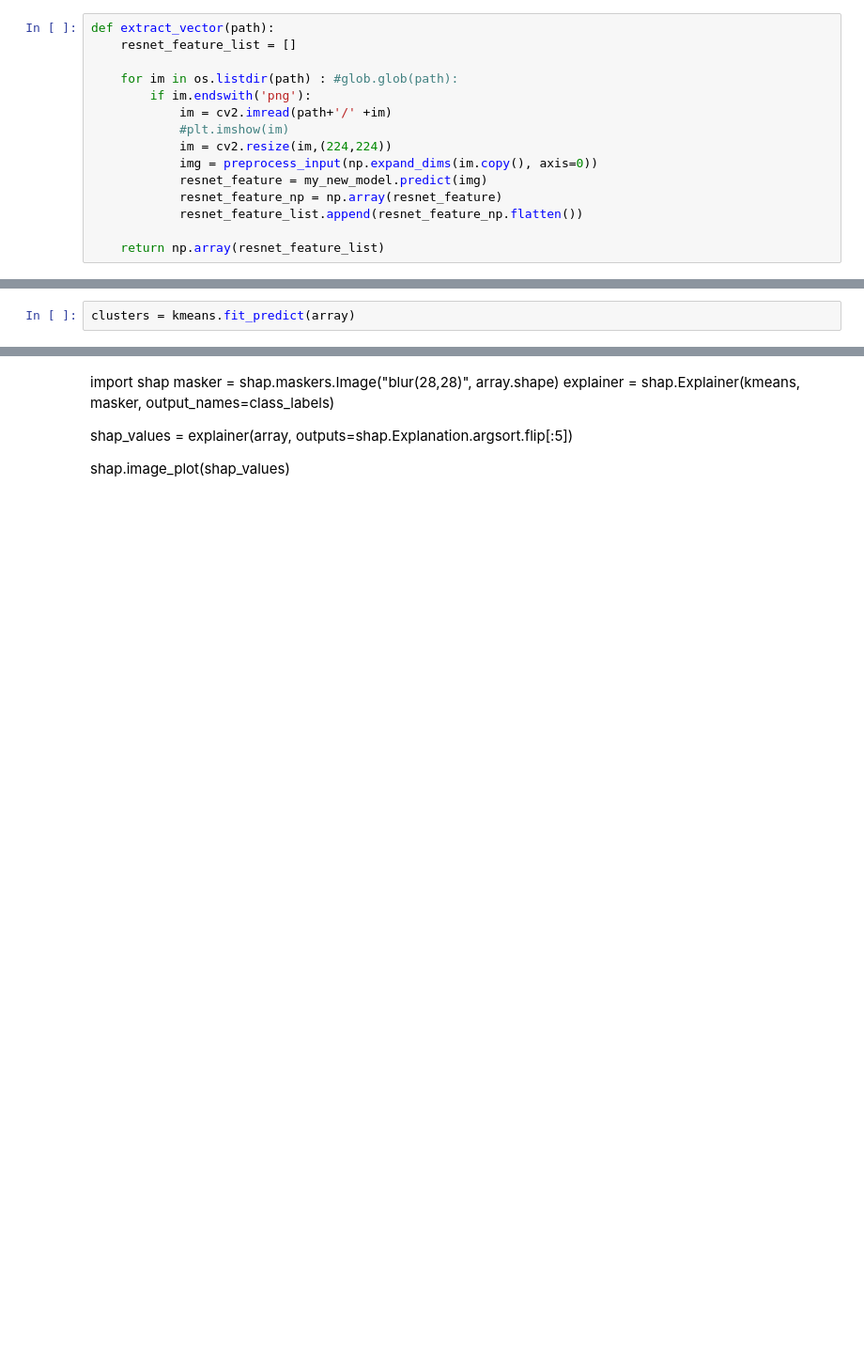
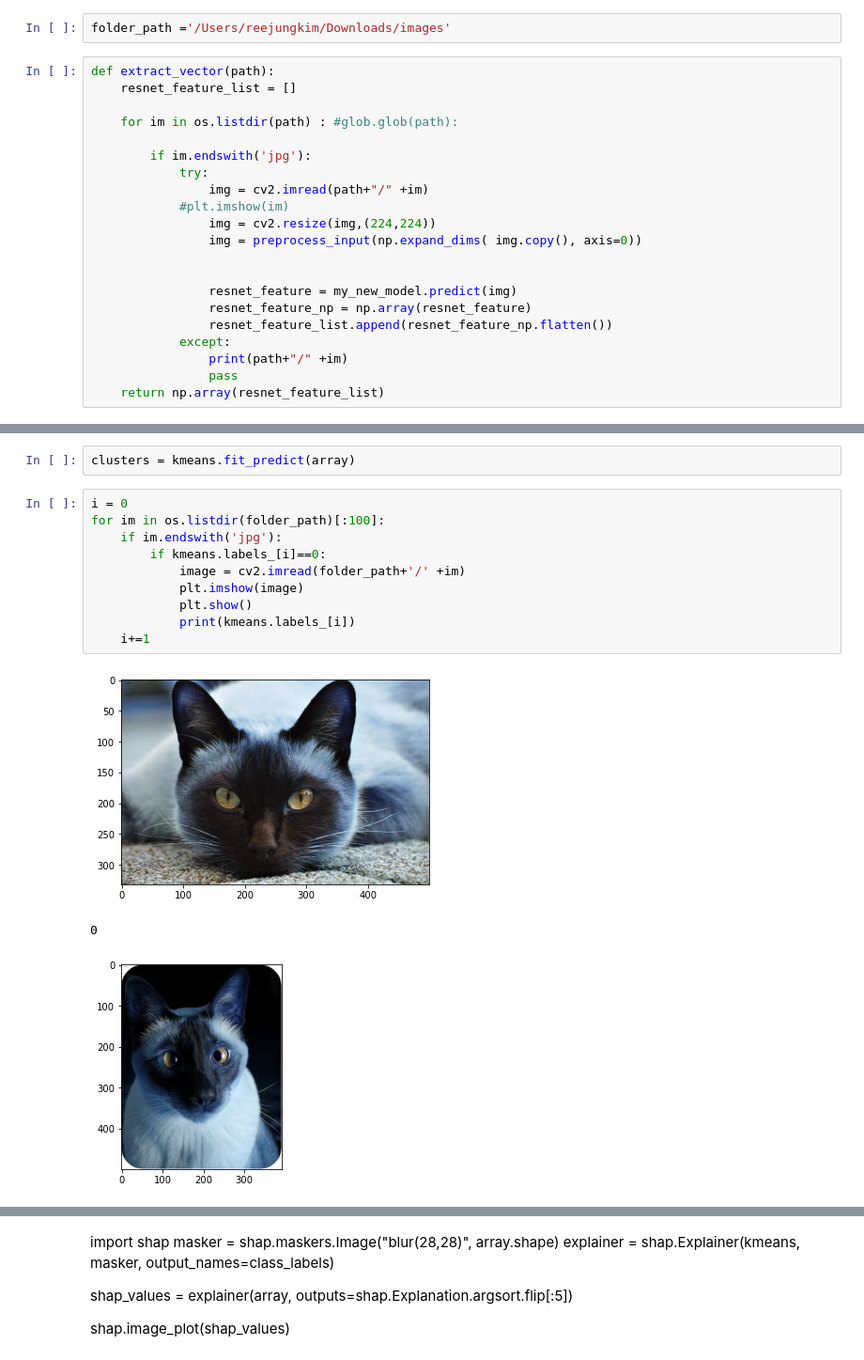
Before and after one commit to reejungkim/YOLO, a Jupyter notebook: clustering.ipynb, the cells around one changed output, grey strips where cells are left out. Shown at 94% size. Cells and saved outputs as stored; diff of their text form; blank space fills up the shorter version.

```diff
--- a/clustering.ipynb
+++ b/clustering.ipynb
@@ -42,18 +42,26 @@ my_new_model.add(ResNet50(include_top=False, pooling='avg', weights=resnet_weigh
 my_new_model.layers[0].trainable = False
 # %% [output]
 WARNING:tensorflow:From /opt/anaconda3/envs/myenv/lib/python3.7/site-packages/keras/backend/tensorflow_backend.py:4070: The name tf.nn.max_pool is deprecated. Please use tf.nn.max_pool2d instead.
+# %%
+folder_path ='/Users/reejungkim/Downloads/images'
 # %%
 def extract_vector(path):
     resnet_feature_list = []
 
     for im in os.listdir(path) : #glob.glob(path):
-        if im.endswith('png'):
-            im = cv2.imread(path+'/' +im)
+
+        if im.endswith('jpg'):
+            try:
+                img = cv2.imread(path+"/" +im)
             #plt.imshow(im)
-            im = cv2.resize(im,(224,224))
-            img = preprocess_input(np.expand_dims(im.copy(), axis=0))
-            resnet_feature = my_new_model.predict(img)
-            resnet_feature_np = np.array(resnet_feature)
-            resnet_feature_list.append(resnet_feature_np.flatten())
+                img = cv2.resize(img,(224,224))
+                img = preprocess_input(np.expand_dims( img.copy(), axis=0))
 
+
+                resnet_feature = my_new_model.predict(img)
+                resnet_feature_np = np.array(resnet_feature)
+                resnet_feature_list.append(resnet_feature_np.flatten())
+            except:
+                print(path+"/" +im)
+                pass
     return np.array(resnet_feature_list)
@@ -85,2 +87,16 @@ print(kmeans.labels_)
 # %%
 clusters = kmeans.fit_predict(array)
+# %%
+i = 0
+for im in os.listdir(folder_path)[:100]:
+    if im.endswith('jpg'):
+        if kmeans.labels_[i]==0:
+            image = cv2.imread(folder_path+'/' +im)
+            plt.imshow(image)
+            plt.show()
+            print(kmeans.labels_[i])
+    i+=1
+# %% [output]
+[figure, added]
+0
+[figure, added]
```
Also changed, not shown: parts of 9 cells of this notebook.
